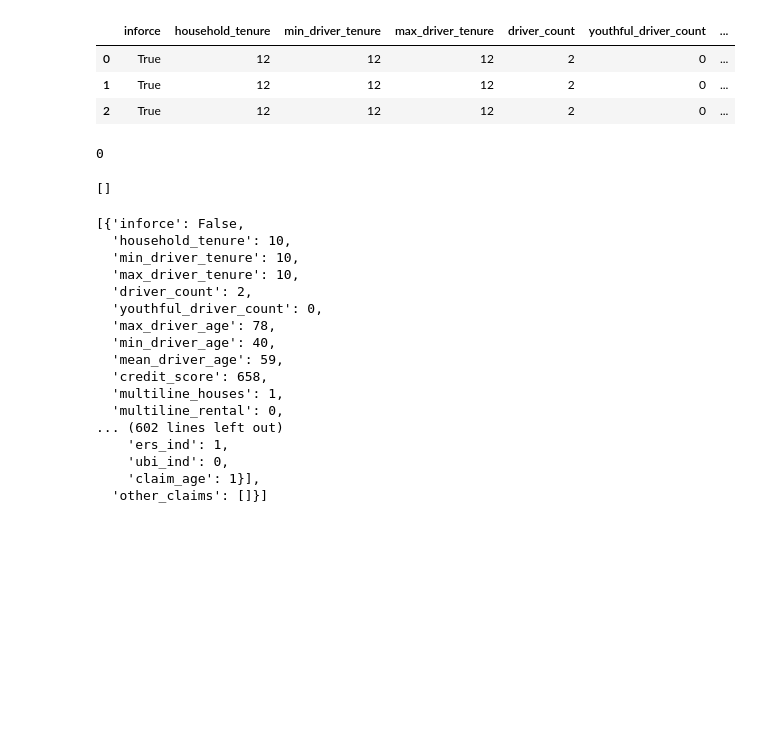
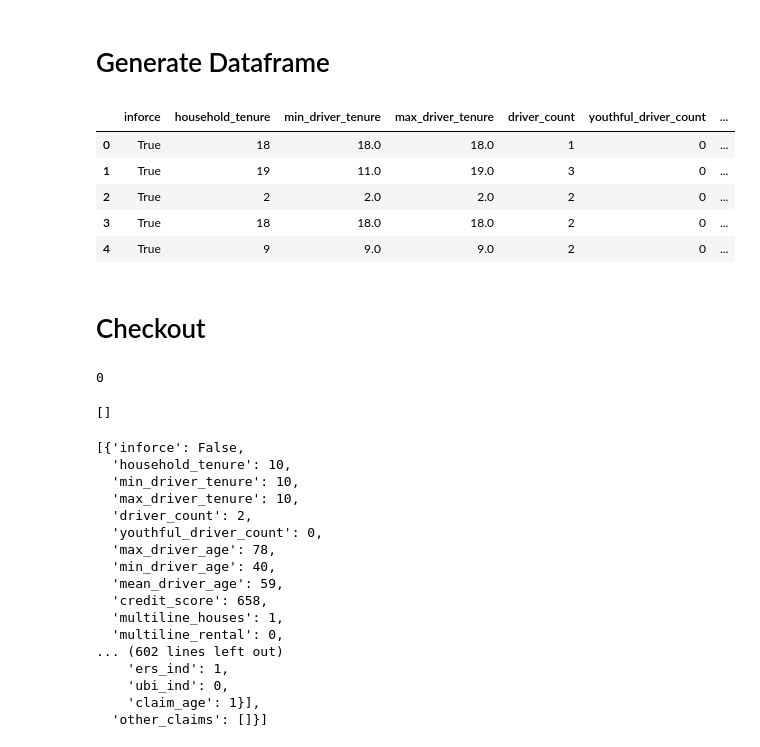
Before and after one commit to rosacker/msds_498_insurance_loss_modeling, a Jupyter notebook: synthetic_data_creation/Data_Creation.ipynb, the cells around one changed output. Drawn from its saved outputs; the diff is of its cells as text; code cells hidden in the pictures; blank space fills up the shorter version.

```diff
--- a/synthetic_data_creation/Data_Creation.ipynb
+++ b/synthetic_data_creation/Data_Creation.ipynb
@@ -37,13 +37,26 @@ houses = [household() for i in range(5)]
-# %%
-for x in houses:
-    x.move_forward_n_years(12)
-# %%
-pd.DataFrame(reduce(concat, [x.summary_per_vehicle for x in houses if x.inforce]))
-# %% [output]
-|  | inforce | household_tenure | min_driver_tenure | max_driver_tenure | driver_count | youthful_driver_count | ... |
-| 0 | True | 12 | 12 | 12 | 2 | 0 | ... |
-| 1 | True | 12 | 12 | 12 | 2 | 0 | ... |
-| 2 | True | 12 | 12 | 12 | 2 | 0 | ... |
+# %% [markdown]
+# Generate Dataframe
+# %%
+n = 10_000
+houses = [household() for i in range(n)]
+
+for x in houses:
+    years = random.randint(0, 20)
+    x.move_forward_n_years(years)
+
+df = pd.DataFrame(reduce(concat, [x.summary_per_vehicle for x in houses if x.inforce]))
+df['split'] = np.random.choice(['train', 'test', 'validation'], replace = True, size = len(df.index), p = [0.7, 0.2, 0.1])
+
+df.head(5)
+# %% [output]
+|  | inforce | household_tenure | min_driver_tenure | max_driver_tenure | driver_count | youthful_driver_count | ... |
+| 0 | True | 18 | 18.0 | 18.0 | 1 | 0 | ... |
+| 1 | True | 19 | 11.0 | 19.0 | 3 | 0 | ... |
+| 2 | True | 2 | 2.0 | 2.0 | 2 | 0 | ... |
+| 3 | True | 18 | 18.0 | 18.0 | 2 | 0 | ... |
+| 4 | True | 9 | 9.0 | 9.0 | 2 | 0 | ... |
+# %% [markdown]
+# Checkout
 # %%
 result_df = pd.DataFrame([x.summary_with_debugging for x in houses if x.inforce])
 result_df[['max_driver_hazard']].plot.hist()
```
Also changed, not shown: parts of 3 cells of this notebook, 2 other files.
